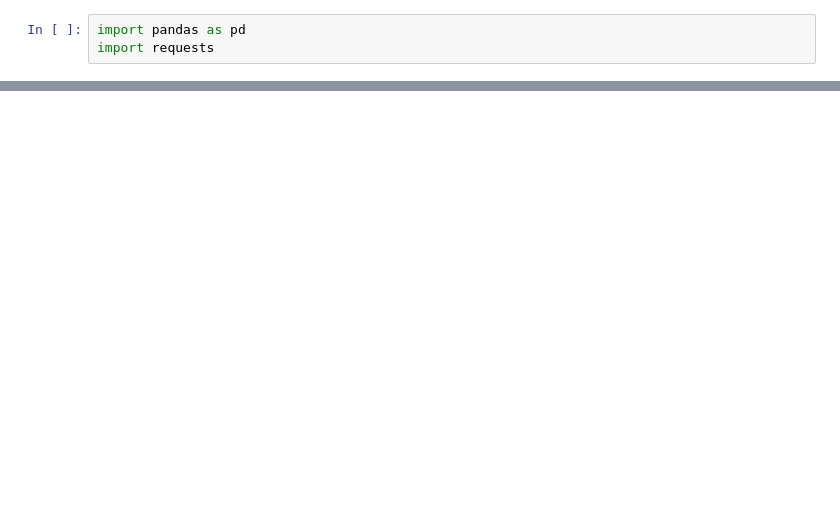
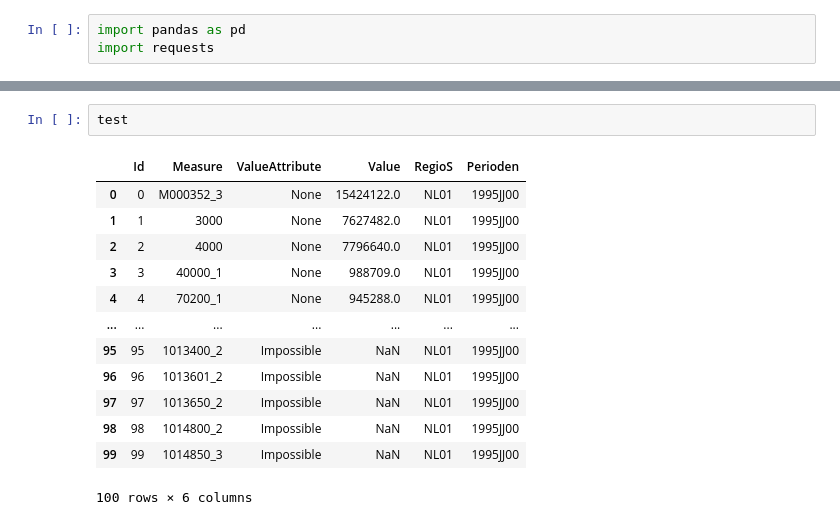
Before and after one commit to rmfaber/Project, a Jupyter notebook: Get_data.ipynb, the cells around one changed output, grey strips where cells are left out. Cells and saved outputs as stored; diff of their text form; blank space fills up the shorter version.

```diff
--- a/Get_data.ipynb
+++ b/Get_data.ipynb
@@ -31,0 +77,16 @@ wijken_buurten_data = get_data_cbs(wijken_buurten)
+# %%
+test
+# %% [output]
+|  | Id | Measure | ValueAttribute | Value | RegioS | Perioden |
+| 0 | 0 | M000352_3 | None | 15424122.0 | NL01 | 1995JJ00 |
+| 1 | 1 | 3000 | None | 7627482.0 | NL01 | 1995JJ00 |
+| 2 | 2 | 4000 | None | 7796640.0 | NL01 | 1995JJ00 |
+| 3 | 3 | 40000_1 | None | 988709.0 | NL01 | 1995JJ00 |
+| 4 | 4 | 70200_1 | None | 945288.0 | NL01 | 1995JJ00 |
+| ... | ... | ... | ... | ... | ... | ... |
+| 95 | 95 | 1013400_2 | Impossible | NaN | NL01 | 1995JJ00 |
+| 96 | 96 | 1013601_2 | Impossible | NaN | NL01 | 1995JJ00 |
+| 97 | 97 | 1013650_2 | Impossible | NaN | NL01 | 1995JJ00 |
+| 98 | 98 | 1014800_2 | Impossible | NaN | NL01 | 1995JJ00 |
+| 99 | 99 | 1014850_3 | Impossible | NaN | NL01 | 1995JJ00 |
+100 rows × 6 columns
```
Also changed, not shown: parts of 18 cells of this notebook.
